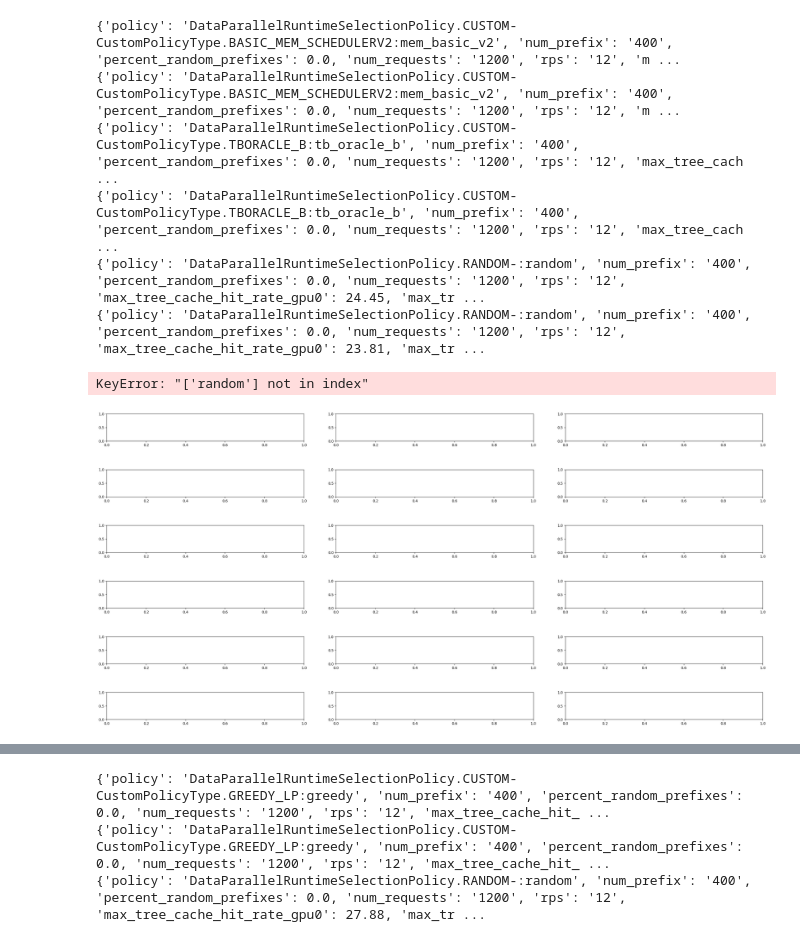
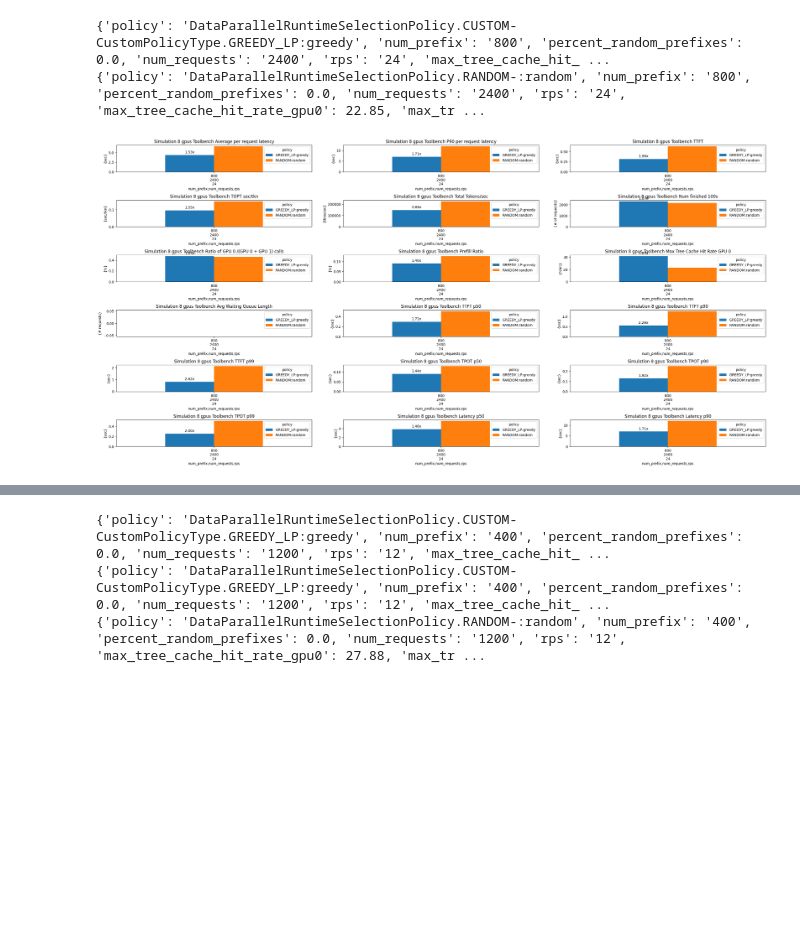
Before and after one commit to WukLab/preble, a Jupyter notebook: multi_node/benchmarks/plot_rps_results.ipynb, the cells around one changed output, grey strips where cells are left out. Cells and saved outputs as stored; diff of their text form; code cells hidden in the pictures; blank space fills up the shorter version.

Commit message:
reset plot notebook

```diff
--- a/multi_node/benchmarks/plot_rps_results.ipynb
+++ b/multi_node/benchmarks/plot_rps_results.ipynb
@@ -313,14 +313,7 @@ def plot_metrics(metrics, title_prefix, ax_dims=(4, 3), figsize=(28, 14), global
 
     ]
 
-    policy_replacements = {
-        'DataParallelRuntimeSelectionPolicy.': '',
-        'CUSTOM-CustomPolicyType.': '',
-        "-":'',
-        "DataParallelRuntimeSelectionPolicy.RANDOM-:": "",
-        "BASIC_MEM_SCHEDULERV2:": "",
-        "TBORACLE_B:": "",
-        "RANDOM:": ""}  # Example replacement
+    policy_replacements = {'DataParallelRuntimeSelectionPolicy.': '', 'CUSTOM-CustomPolicyType.': '', "-":'', "DataParallelRuntimeSelectionPolicy.RANDOM-:": ""}  # Example replacement
 
 
     ax_index = 0
@@ -368,20 +361,13 @@ def plot_metrics(metrics, title_prefix, ax_dims=(4, 3), figsize=(28, 14), global
     for i in range(ax_index, len(axes)):
         fig.delaxes(axes[i])
 # %%
-log_file = 'basic_mem_scheduler_comp/toolbench_even_3.log'
+log_file = 'logs_sim/toolbench_4096_simulated_8_gpus.log'
 param_keys = ["model_name", "num_prefix", "percent_random_prefixes", "num_requests", "rps", "policy", "exp_time"]
-metrics = extract_metrics(log_file, param_keys, max_gpus=3)
-greedy_exp = {}
-plot_metrics(metrics, "3 gpus Toolbench", global_metric_dfs=greedy_exp, baseline_key="random", ax_dims=(6,3), global_metric_columns=[
-   "BASIC_MEM_SCHEDULERV2:mem_basic_v2", "TBORACLE_B:tb_oracle_b", "random"
-])
+metrics = extract_metrics(log_file, param_keys, max_gpus=8)
+node_3_exp = {}
+plot_metrics(metrics, "Simulation 8 gpus Toolbench", global_metric_dfs=node_3_exp, baseline_key="RANDOM:random", ax_dims=(6,3))
 # %% [output]
-{'policy': 'DataParallelRuntimeSelectionPolicy.CUSTOM-CustomPolicyType.BASIC_MEM_SCHEDULERV2:mem_basic_v2', 'num_prefix': '400', 'percent_random_prefixes': 0.0, 'num_requests': '1200', 'rps': '12', 'm ...
-{'policy': 'DataParallelRuntimeSelectionPolicy.CUSTOM-CustomPolicyType.BASIC_MEM_SCHEDULERV2:mem_basic_v2', 'num_prefix': '400', 'percent_random_prefixes': 0.0, 'num_requests': '1200', 'rps': '12', 'm ...
-{'policy': 'DataParallelRuntimeSelectionPolicy.CUSTOM-CustomPolicyType.TBORACLE_B:tb_oracle_b', 'num_prefix': '400', 'percent_random_prefixes': 0.0, 'num_requests': '1200', 'rps': '12', 'max_tree_cach ...
-{'policy': 'DataParallelRuntimeSelectionPolicy.CUSTOM-CustomPolicyType.TBORACLE_B:tb_oracle_b', 'num_prefix': '400', 'percent_random_prefixes': 0.0, 'num_requests': '1200', 'rps': '12', 'max_tree_cach ...
-{'policy': 'DataParallelRuntimeSelectionPolicy.RANDOM-:random', 'num_prefix': '400', 'percent_random_prefixes': 0.0, 'num_requests': '1200', 'rps': '12', 'max_tree_cache_hit_rate_gpu0': 24.45, 'max_tr ...
-{'policy': 'DataParallelRuntimeSelectionPolicy.RANDOM-:random', 'num_prefix': '400', 'percent_random_prefixes': 0.0, 'num_requests': '1200', 'rps': '12', 'max_tree_cache_hit_rate_gpu0': 23.81, 'max_tr ...
+{'policy': 'DataParallelRuntimeSelectionPolicy.CUSTOM-CustomPolicyType.GREEDY_LP:greedy', 'num_prefix': '800', 'percent_random_prefixes': 0.0, 'num_requests': '2400', 'rps': '24', 'max_tree_cache_hit_ ...
+{'policy': 'DataParallelRuntimeSelectionPolicy.RANDOM-:random', 'num_prefix': '800', 'percent_random_prefixes': 0.0, 'num_requests': '2400', 'rps': '24', 'max_tree_cache_hit_rate_gpu0': 22.85, 'max_tr ...
-KeyError: "['random'] not in index"
-[figure, old version]
+[figure, new version]
 # %%
```
Also changed, not shown: parts of 9 cells of this notebook.
